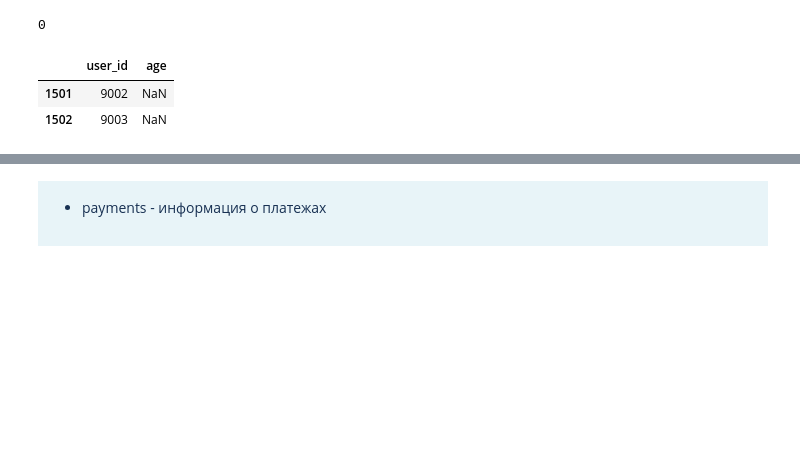
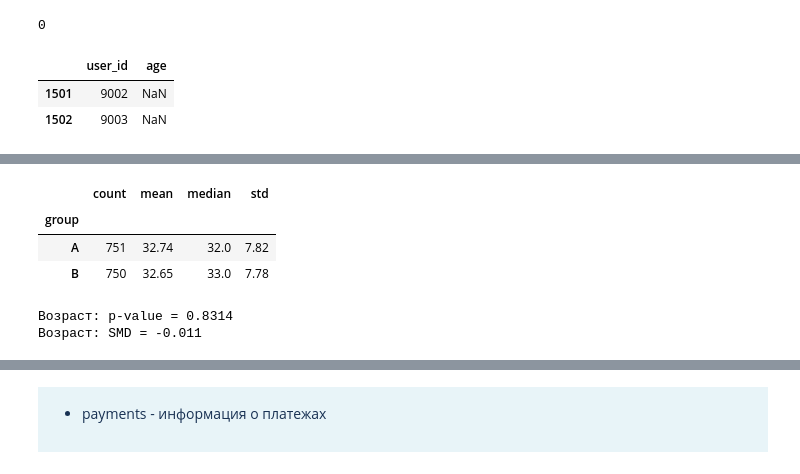
Before and after one commit to nvknkhv/t_test, a Jupyter notebook: ab_new_form_payments.ipynb, the cells around one changed output, grey strips where cells are left out. Saved outputs shown, nothing was run; the diff lists cells and outputs as text; code cells hidden in the pictures; blank space fills up the shorter version.

```diff
--- a/task.ipynb
+++ b/ab_new_form_payments.ipynb
@@ -127,0 +233,20 @@ users.loc[invalid_age, ['user_id', 'age']]
+# %%
+# проверяем баланс по возрасту
+age_summary = users.groupby('group')['age'].agg(['count', 'mean', 'median', 'std'])
+display(age_summary.round(2))
+
+a_age = users.loc[users['group'] == 'A', 'age'].dropna()
+b_age = users.loc[users['group'] == 'B', 'age'].dropna()
+
+age_test = stats.ttest_ind(a_age, b_age, equal_var=False)
+smd = (b_age.mean() - a_age.mean()) / np.sqrt((a_age.var(ddof=1) + b_age.var(ddof=1)) / 2)
+
+print(f'Возраст: p-value = {age_test.pvalue:.4g}')
+print(f'Возраст: SMD = {smd:.3f}')
+# %% [output]
+|  | count | mean | median | std |
+| group |  |  |  |  |
+| A | 751 | 32.74 | 32.0 | 7.82 |
+| B | 750 | 32.65 | 33.0 | 7.78 |
+Возраст: p-value = 0.8314
+Возраст: SMD = -0.011
```
Also changed, not shown: parts of 10 cells of this notebook, 1 other file.
